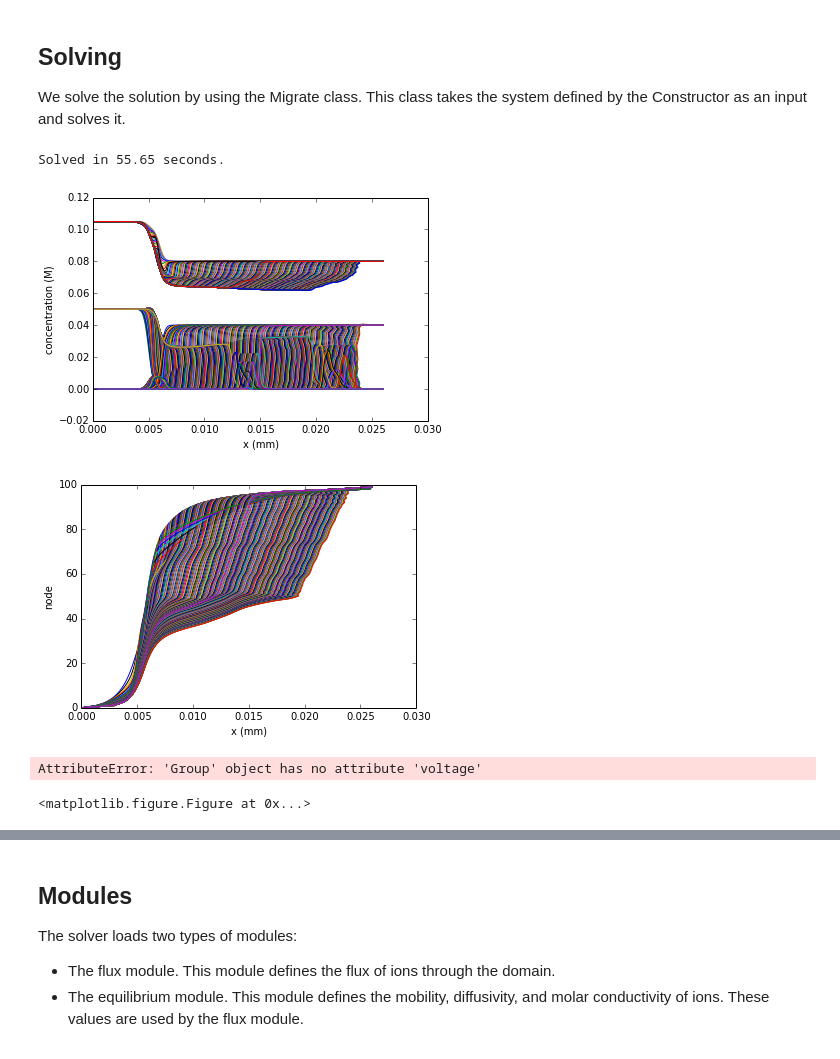
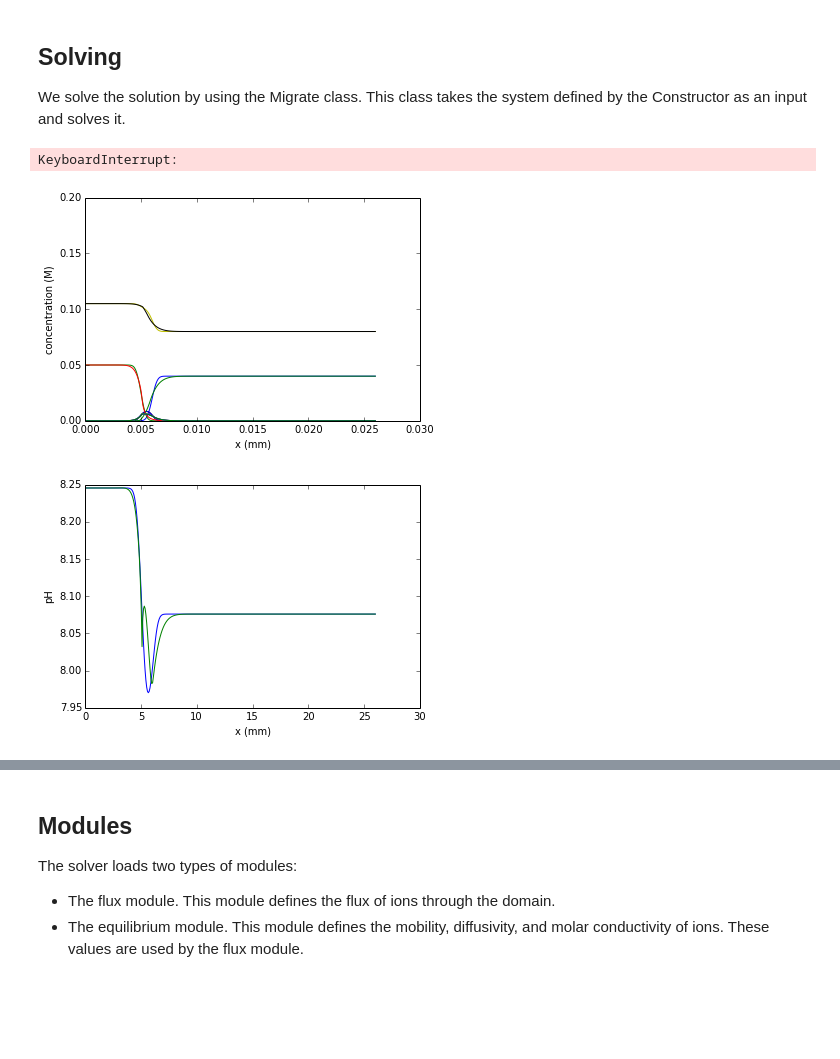
Before and after one commit to lewisamarshall/emigrate, a Jupyter notebook: Tutorial.ipynb, the cells around one changed output, grey strips where cells are left out. Drawn from its saved outputs; the diff is of its cells as text; code cells hidden in the pictures; blank space fills up the shorter version.

Commit message:
More work on area variation.

```diff
--- a/Tutorial.ipynb
+++ b/Tutorial.ipynb
@@ -28,10 +28,13 @@ system = emigrate.Electrolyte().construct(
                          n_nodes=100,
                          interface_length=.0005,
                          solutions=solutions,
-                         voltage= None, current_density=-500.,
+                         voltage= None,
+                         current_density=-500.,
+#                          current=-500*.01,
                          domain_mode='left',
-                         area=1
-#                          area=np.linspace(.01, .02, 100)
+#                          area=1
+#                          area=np.linspace(.001**2, .0011**2, 100)
+                         area = np.ones([100,])
                          )
 for i in range(len(system.ions)):
     plot(system.nodes, system.concentrations[i,:])
@@ -46,10 +49,10 @@ Solving
 -------
 We solve the solution by using the Migrate class. This class takes the system defined by the Constructor as an input and solves it.
 # %%
-solver = emigrate.Migrate(system, filename='test.hdf5', precondition=True, flux_mode='slip')
+solver = emigrate.Migrate(system, filename=False, precondition=True, flux_mode='slip')
 # solver.set_reference_frame(ionize.load_ion('hydrochloric acid'))
 tmax = 200
-dt = 1
+dt = .1
 ode_solver = 'dopri5'
 profile = False
 
@@ -61,38 +64,34 @@ else:
     print 'Solved in {:.2f} seconds.'.format(time.time()-epoch)
 show()
 # %% [output]
-Solved in 55.65 seconds.
+KeyboardInterrupt:
 # %%
 for t, electrolyte in solver.electromigration.electrolytes.items():
 #     if t != 0:
-        for ion_concentration in electrolyte['concentrations']:
-            plot(electrolyte['nodes'], ion_concentration, '-')
+        for ion_concentration in electrolyte.concentrations:
+            plot(electrolyte.nodes, ion_concentration, '-')
+#             print ion_concentration[-2:]
+#         print '\n'
+
 xlabel('x (mm)')
 ylabel('concentration (M)')
-# ylim([0, .2])
+ylim([0, .2])
+show()
+
+figure()
+for t, electrolyte in solver.electromigration.electrolytes.items():
+        plot(electrolyte.nodes*1000, electrolyte.pH, '-')
+#         print electrolyte.pH[-5:]
+xlabel('x (mm)')
+ylabel('pH')
 show()
 
 # figure()
 # for t, electrolyte in solver.electromigration.electrolytes.items():
-#         plot(electrolyte.nodes*1000, electrolyte.pH, '-')
+#     plot(electrolyte['nodes'], range(len(electrolyte['nodes'])))
+# ylabel('node')
 # xlabel('x (mm)')
-# ylabel('pH')
 # show()
-
-figure()
-for t, electrolyte in solver.electromigration.electrolytes.items():
-    plot(electrolyte['nodes'], range(len(electrolyte['nodes'])))
-ylabel('node')
-xlabel('x (mm)')
-show()
 # %% [output]
-[figure, old version]
+[figure, new version]
-[figure, old version]
+[figure, new version]
-# %%
-figure()
-# plot([electrolyte.current_density for electrolyte in solver.electromigration.electrolytes.values()])
-plot([electrolyte.voltage for electrolyte in solver.electromigration.electrolytes.values()])
-show()
-# %% [output]
-AttributeError: 'Group' object has no attribute 'voltage'
-<matplotlib.figure.Figure at 0x...>
```
Also changed, not shown: parts of 4 cells of this notebook, 3 other files.
